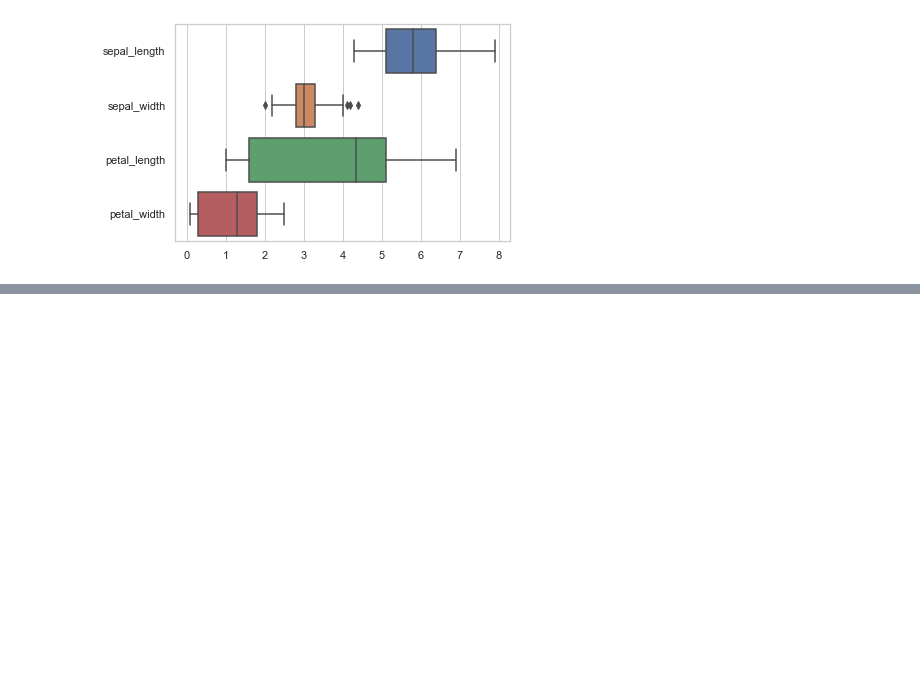
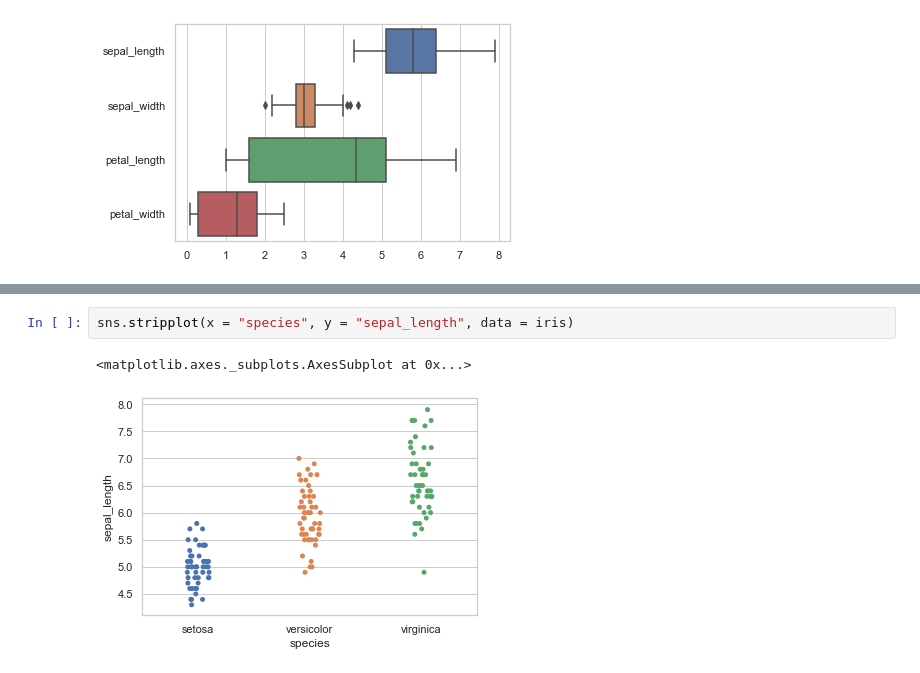
Before and after one commit to EKHTEAR/CSE445-Machine-Learning-AzK-, a Jupyter notebook: Irish_Dataset_Project/Data_Visualization.ipynb, the cells around one changed output, grey strips where cells are left out. Drawn from its saved outputs; the diff is of its cells as text; blank space fills up the shorter version.

```diff
--- a/Irish_Dataset_Project/Data_Visualization.ipynb
+++ b/Irish_Dataset_Project/Data_Visualization.ipynb
@@ -56,0 +65,5 @@ sns.boxplot(data = iris, orient = "h")
+# %%
+sns.stripplot(x = "species", y = "sepal_length", data = iris)
+# %% [output]
+<matplotlib.axes._subplots.AxesSubplot at 0x...>
+[figure, added]
```
Also changed, not shown: parts of 3 cells of this notebook.
